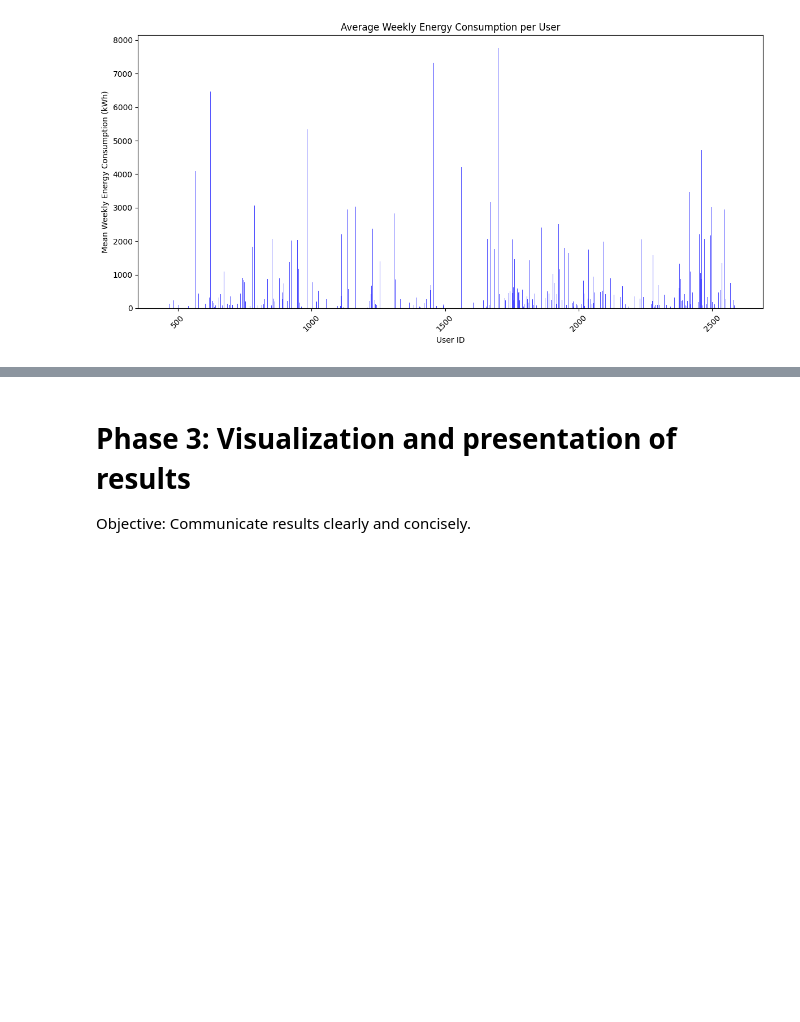
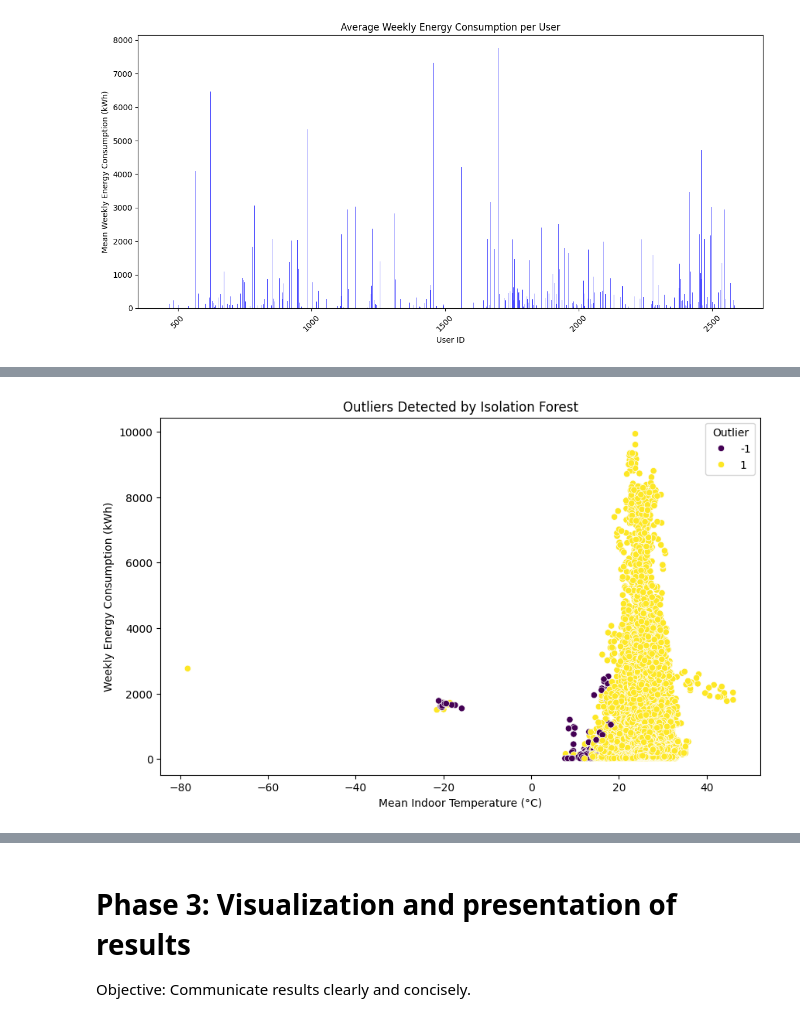
Before and after one commit to izinii/Analysis-and-Optimization-of-Energy-Consumption, a Jupyter notebook: notebook.ipynb, the cells around one changed output, grey strips where cells are left out. Saved outputs shown, nothing was run; the diff lists cells and outputs as text; code cells hidden in the pictures; blank space fills up the shorter version.

```diff
--- a/notebook.ipynb
+++ b/notebook.ipynb
@@ -622,0 +941,14 @@ It is evident that one user consumes significantly more energy than the others.
+# %%
+# Initialize an Isolation Forest model for anomaly detection
+iso_forest = IsolationForest(contamination=0.01, random_state=42)
+
+# Fit the model to the data
+outliers = iso_forest.fit_predict(X)
+
+# Add the outlier predictions to the dataset
+final_data['outlier'] = outliers  # 1 for normal, -1 for outliers
+
+# Filter and display the outliers
+outliers_data = final_data[final_data['outlier'] == -1]
+print("Number of outliers detected:", len(outliers_data))
+outliers_data.head()
@@ -622,0 +964,11 @@ It is evident that one user consumes significantly more energy than the others.
+# %%
+# Visualize the outliers
+plt.figure(figsize=(10, 6))
+sns.scatterplot(x='mean_indoor_temperature_00', y='weekly_E_kWh', hue='outlier', data=final_data, palette='viridis')
+plt.title('Outliers Detected by Isolation Forest')
+plt.xlabel('Mean Indoor Temperature (°C)')
+plt.ylabel('Weekly Energy Consumption (kWh)')
+plt.legend(title='Outlier', loc='upper right')
+plt.show()
+# %% [output]
+[figure, added]
```
Also changed, not shown: parts of 144 cells of this notebook, 8 other files.
